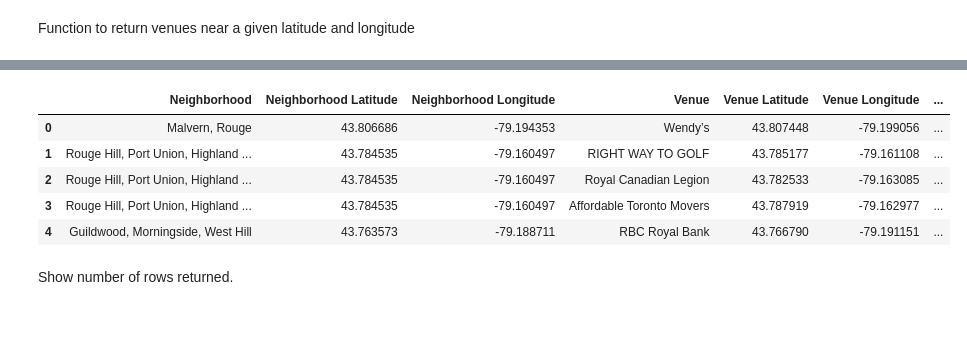
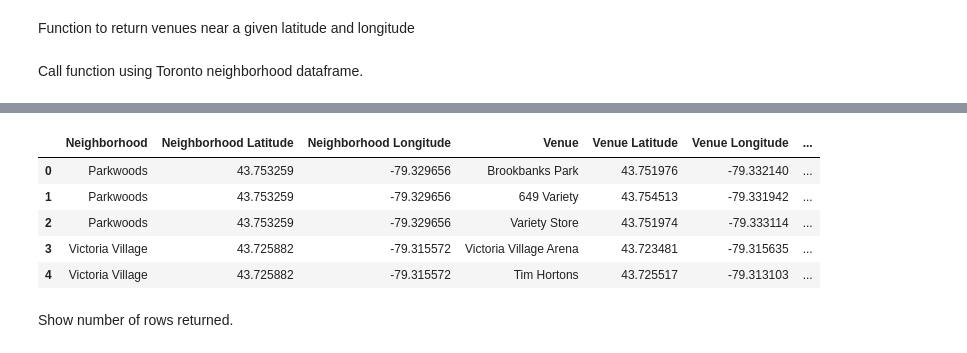
Before and after one commit to ewerfel/Coursera_Capstone, a Jupyter notebook: TorontoNeighborhoods.ipynb, the cells around one changed output, grey strips where cells are left out. Cells and saved outputs as stored; diff of their text form; code cells hidden in the pictures; blank space fills up the shorter version.

```diff
--- a/TorontoNeighborhoods.ipynb
+++ b/TorontoNeighborhoods.ipynb
@@ -73,15 +78,12 @@ Pull geospatial data into a data frame.  Set the index to the postal code.  Set
 # %%
 coords = pd.read_csv("http://cocl.us/Geospatial_data")
 coords.set_index('Postal Code',inplace=True)
-processed_neighborhood_df.set_index('PostalCode',inplace=True)
+toronto_data.set_index('PostalCode',inplace=True)
 # %% [markdown]
 For each neighborhood, pull the latitude and longitude from the geospatial data dataframe.
 # %%
-for code in processed_neighborhood_df.index:
-    processed_neighborhood_df.loc[code,'latitude'] = coords.loc[code]['Latitude']
-    processed_neighborhood_df.loc[code,'longitude'] = coords.loc[code]['Longitude']
+for code in toronto_data.index:
+    toronto_data.loc[code,'Latitude'] = coords.loc[code]['Latitude']
+    toronto_data.loc[code,'Longitude'] = coords.loc[code]['Longitude']
 
-subset = processed_neighborhood_df[processed_neighborhood_df.Neighborhood.str.contains("Toronto")]
-subset.head()
-
-toronto_neighborhood_df = processed_neighborhood_df
+toronto_data.reset_index()
@@ -120,24 +143,0 @@ Create a map of Toronto
-# %%
-# create map of Toronto using latitude and longitude values
-
-toronto_latitude = 43.741667
-toronto_longitude = -79.373333
-map_toronto = folium.Map(location=[toronto_latitude, toronto_longitude], zoom_start=11)
-
-
-
-# add markers to map
-for lat, lng, borough, neighborhood in zip(toronto_neighborhood_df['latitude'], toronto_neighborhood_df['longitude'], toronto_neighborhood_df['Borough'], toronto_neighborhood_df['Neighborhood']):
-    label = '{}, {}'.format(neighborhood, borough)
-    label = folium.Popup(label, parse_html=True)
-    folium.CircleMarker(
-        [lat, lng],
-        radius=5,
-        popup=label,
-        color='blue',
-        fill=True,
-        fill_color='#3186cc',
-        fill_opacity=0.7,
-        parse_html=False).add_to(map_toronto)
-
-map_toronto
@@ -202,11 +198,13 @@ Call function using Toronto neighborhood dataframe.
+# %% [markdown]
+Call function using Toronto neighborhood dataframe.
 # %%
 
 radius = 500
 LIMIT = 100
 
-toronto_venues = getNearbyVenues(names=toronto_neighborhood_df['Neighborhood'],
-                                   latitudes=toronto_neighborhood_df['latitude'],
-                                   longitudes=toronto_neighborhood_df['longitude']
+toronto_venues = getNearbyVenues(names=toronto_data['Neighborhood'],
+                                   latitudes=toronto_data['Latitude'],
+                                   longitudes=toronto_data['Longitude']
                                   )
 toronto_venues.head()
 # %% [output]
@@ -230,9 +228,9 @@ Northwest
 |  | Neighborhood | Neighborhood Latitude | Neighborhood Longitude | Venue | Venue Latitude | Venue Longitude | ... |
-| 0 | Malvern, Rouge | 43.806686 | -79.194353 | Wendy’s | 43.807448 | -79.199056 | ... |
-| 1 | Rouge Hill, Port Union, Highland ... | 43.784535 | -79.160497 | RIGHT WAY TO GOLF | 43.785177 | -79.161108 | ... |
-| 2 | Rouge Hill, Port Union, Highland ... | 43.784535 | -79.160497 | Royal Canadian Legion | 43.782533 | -79.163085 | ... |
-| 3 | Rouge Hill, Port Union, Highland ... | 43.784535 | -79.160497 | Affordable Toronto Movers | 43.787919 | -79.162977 | ... |
-| 4 | Guildwood, Morningside, West Hill | 43.763573 | -79.188711 | RBC Royal Bank | 43.766790 | -79.191151 | ... |
+| 0 | Parkwoods | 43.753259 | -79.329656 | Brookbanks Park | 43.751976 | -79.332140 | ... |
+| 1 | Parkwoods | 43.753259 | -79.329656 | 649 Variety | 43.754513 | -79.331942 | ... |
+| 2 | Parkwoods | 43.753259 | -79.329656 | Variety Store | 43.751974 | -79.333114 | ... |
+| 3 | Victoria Village | 43.725882 | -79.315572 | Victoria Village Arena | 43.723481 | -79.315635 | ... |
+| 4 | Victoria Village | 43.725882 | -79.315572 | Tim Hortons | 43.725517 | -79.313103 | ... |
 # %% [markdown]
 Show number of rows returned.
 # %%
```
Also changed, not shown: parts of 29 cells of this notebook.
